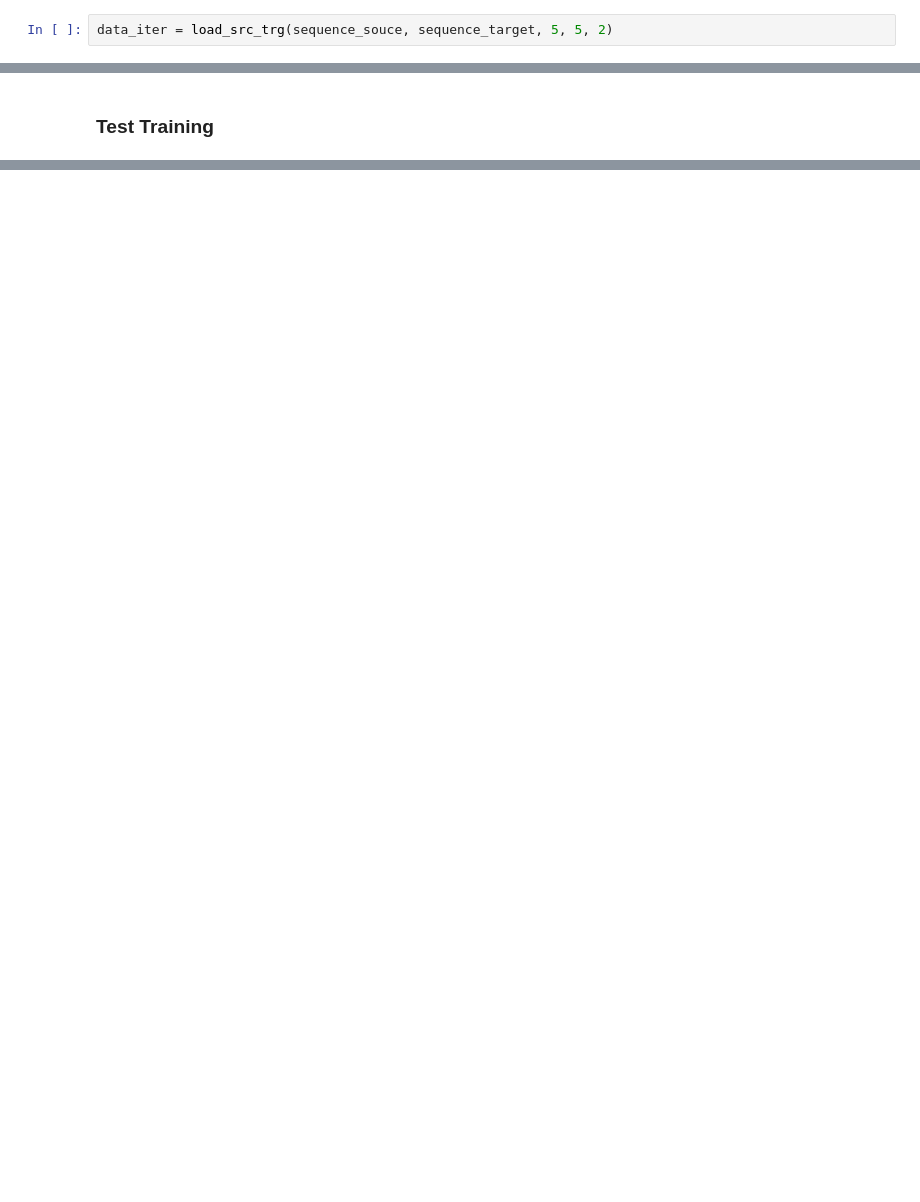
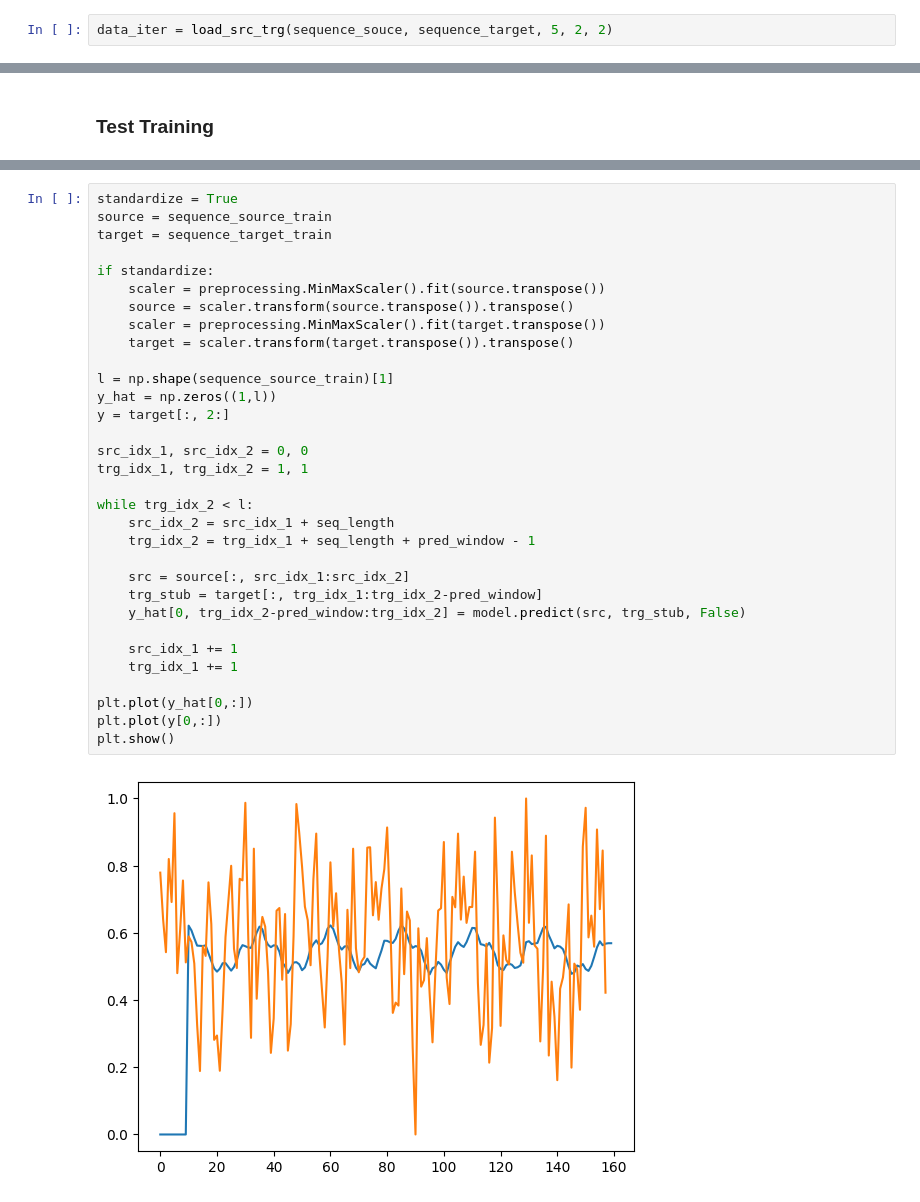
Before and after one commit to pvst1907/Extended_Spacetimeformer, a Jupyter notebook: sandbox.ipynb, the cells around one changed output, grey strips where cells are left out. Drawn from its saved outputs; the diff is of its cells as text; blank space fills up the shorter version.

Commit message:
Source, Target Logic

```diff
--- a/sandbox.ipynb
+++ b/sandbox.ipynb
@@ -26,7 +27,7 @@ plt.show()
 # %%
 from utils import load_src_trg
 # %%
-data_iter = load_src_trg(sequence_souce, sequence_target, 5, 5, 2)
+data_iter = load_src_trg(sequence_souce, sequence_target, 5, 2, 2)
 # %%
 for src, trg, trg_y in data_iter:
     print(np.shape(src))
@@ -79 +83,35 @@ model.start_training(source=sequence_source_train,
+# %%
+standardize = True
+source = sequence_source_train
+target = sequence_target_train
+
+if standardize:
+    scaler = preprocessing.MinMaxScaler().fit(source.transpose())
+    source = scaler.transform(source.transpose()).transpose()
+    scaler = preprocessing.MinMaxScaler().fit(target.transpose())
+    target = scaler.transform(target.transpose()).transpose()
+
+l = np.shape(sequence_source_train)[1]
+y_hat = np.zeros((1,l))
+y = target[:, 2:]
+
+src_idx_1, src_idx_2 = 0, 0
+trg_idx_1, trg_idx_2 = 1, 1
+
+while trg_idx_2 < l:
+    src_idx_2 = src_idx_1 + seq_length
+    trg_idx_2 = trg_idx_1 + seq_length + pred_window - 1
+
+    src = source[:, src_idx_1:src_idx_2]
+    trg_stub = target[:, trg_idx_1:trg_idx_2-pred_window]
+    y_hat[0, trg_idx_2-pred_window:trg_idx_2] = model.predict(src, trg_stub, False)
+
+    src_idx_1 += 1
+    trg_idx_1 += 1
+
+plt.plot(y_hat[0,:])
+plt.plot(y[0,:])
+plt.show()
+# %% [output]
+[figure, added]
 # %%
```
Also changed, not shown: parts of 16 cells of this notebook, 6 other files.
